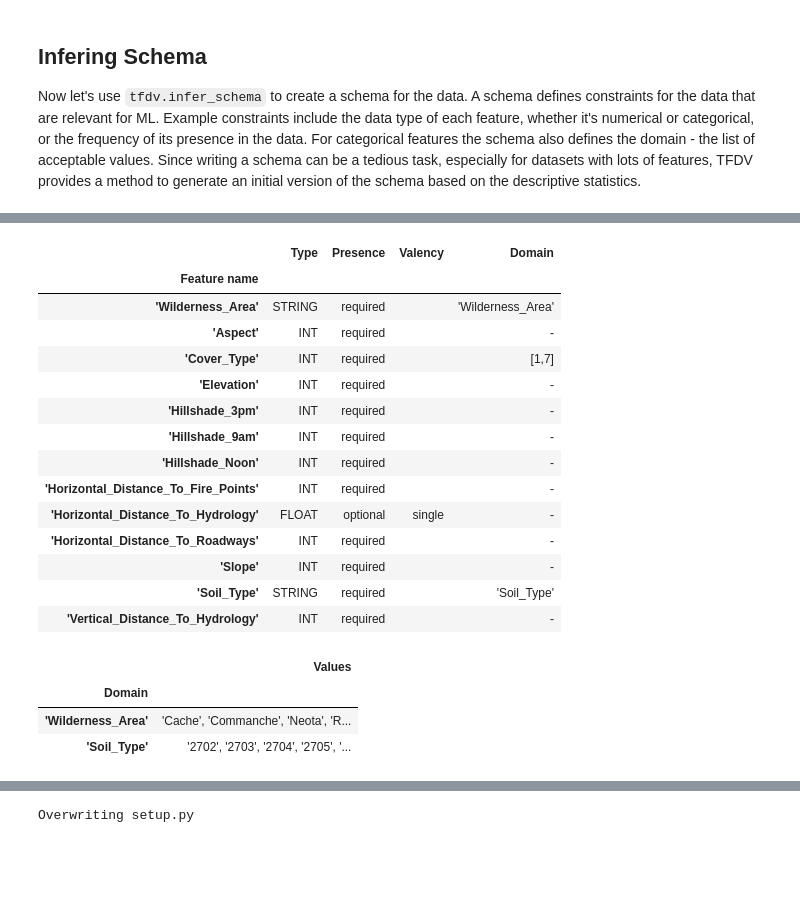
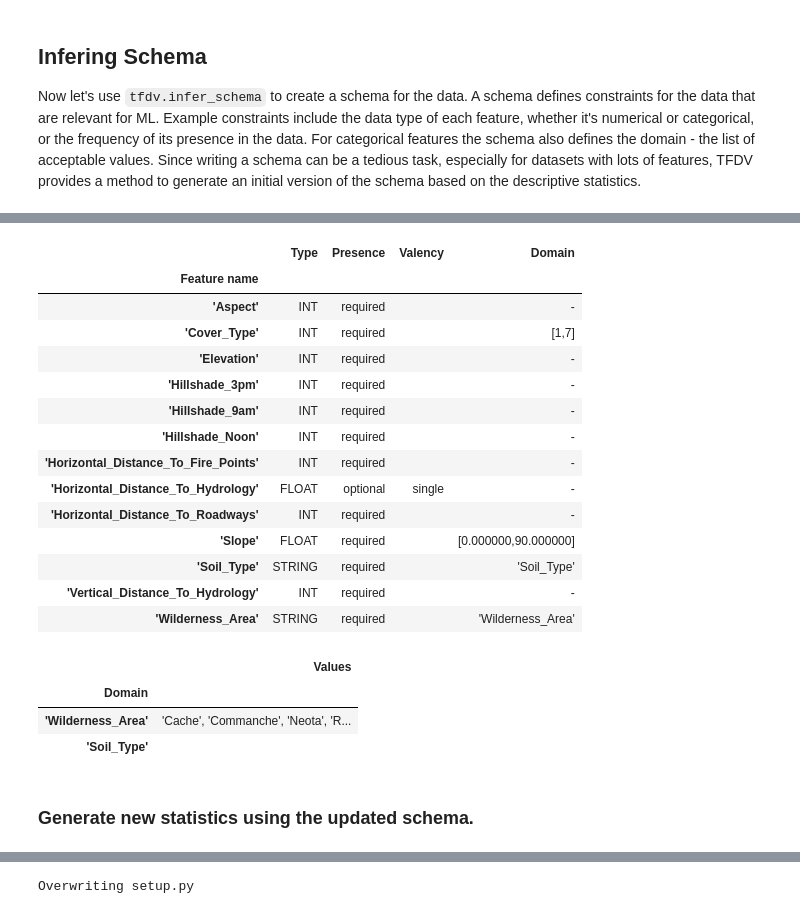
Before and after one commit to marsbroshok/mlops-labs, a Jupyter notebook: Lab-11-TFDV-Structured-Data/tfdv-covertype.ipynb, the cells around one changed output, grey strips where cells are left out. Cells and saved outputs as stored; diff of their text form; code cells hidden in the pictures; blank space fills up the shorter version.

```diff
--- a/Lab-11-TFDV-Structured-Data/tfdv-covertype.ipynb
+++ b/Lab-11-TFDV-Structured-Data/tfdv-covertype.ipynb
@@ -103,11 +122,11 @@ Notice that `tfdv.infer_schema` did not infer all features properly. Although, b
 # %%
-soil_type_domain = [
-"2702", "2703", "2704", "2705", "2706", "2717", "3501", "3502", "4201", "4703", "4704", "4744", "4758", "5101",
-"5151", "6101", "6102", "6731", "7101", "7102", "7103", "7201", "7202", "7700", "7701", "7702", "7709", "7710",
-"7745", "7746", "7755", "7756", "7757", "7790", "8703", "8707", "8708", "8771", "8772", "8776",
-]
-
 tfdv.get_feature(schema, 'Soil_Type').type = schema_pb2.FeatureType.BYTES
-tfdv.set_domain(schema, 'Soil_Type', schema_pb2.StringDomain(name='Soil_Type', value=soil_type_domain))
+tfdv.set_domain(schema, 'Soil_Type', schema_pb2.StringDomain(name='Soil_Type', value=[]))
 
 tfdv.set_domain(schema, 'Cover_Type', schema_pb2.IntDomain(name='Cover_Type', min=1, max=7, is_categorical=True))
+
+tfdv.get_feature(schema, 'Slope').type = schema_pb2.FeatureType.FLOAT
+tfdv.set_domain(schema, 'Slope',  schema_pb2.FloatDomain(name='Slope', min=0, max=90))
+
+tfdv.display_schema(schema=schema)
+# %% [output]
@@ -114,25 +135,24 @@ tfdv.set_domain(schema, 'Cover_Type', schema_pb2.IntDomain(name='Cover_Type', mi
+|  | Type | Presence | Valency | Domain |
+| Feature name |  |  |  |  |
+| 'Aspect' | INT | required |  | - |
+| 'Cover_Type' | INT | required |  | [1,7] |
+| 'Elevation' | INT | required |  | - |
+| 'Hillshade_3pm' | INT | required |  | - |
+| 'Hillshade_9am' | INT | required |  | - |
+| 'Hillshade_Noon' | INT | required |  | - |
+| 'Horizontal_Distance_To_Fire_Points' | INT | required |  | - |
+| 'Horizontal_Distance_To_Hydrology' | FLOAT | optional | single | - |
+| 'Horizontal_Distance_To_Roadways' | INT | required |  | - |
+| 'Slope' | FLOAT | required |  | [0.000000,90.000000] |
+| 'Soil_Type' | STRING | required |  | 'Soil_Type' |
+| 'Vertical_Distance_To_Hydrology' | INT | required |  | - |
+| 'Wilderness_Area' | STRING | required |  | 'Wilderness_Area' |
+|  | Values |
+| Domain |  |
+| 'Wilderness_Area' | 'Cache', 'Commanche', 'Neota', 'R... |
+| 'Soil_Type' |  |
-# %%
-tfdv.display_schema(schema=schema)
-# %% [output]
-|  | Type | Presence | Valency | Domain |
-| Feature name |  |  |  |  |
-| 'Wilderness_Area' | STRING | required |  | 'Wilderness_Area' |
-| 'Aspect' | INT | required |  | - |
-| 'Cover_Type' | INT | required |  | [1,7] |
-| 'Elevation' | INT | required |  | - |
-| 'Hillshade_3pm' | INT | required |  | - |
-| 'Hillshade_9am' | INT | required |  | - |
-| 'Hillshade_Noon' | INT | required |  | - |
-| 'Horizontal_Distance_To_Fire_Points' | INT | required |  | - |
-| 'Horizontal_Distance_To_Hydrology' | FLOAT | optional | single | - |
-| 'Horizontal_Distance_To_Roadways' | INT | required |  | - |
-| 'Slope' | INT | required |  | - |
-| 'Soil_Type' | STRING | required |  | 'Soil_Type' |
-| 'Vertical_Distance_To_Hydrology' | INT | required |  | - |
-|  | Values |
-| Domain |  |
-| 'Wilderness_Area' | 'Cache', 'Commanche', 'Neota', 'R... |
-| 'Soil_Type' | '2702', '2703', '2704', '2705', '... |
+# %% [markdown]
+### Generate new statistics using the updated schema.
 # %%
 stats_options = tfdv.StatsOptions(schema=schema, infer_type_from_schema=True)
 
```
Also changed, not shown: parts of 44 cells of this notebook, 1 other file.
